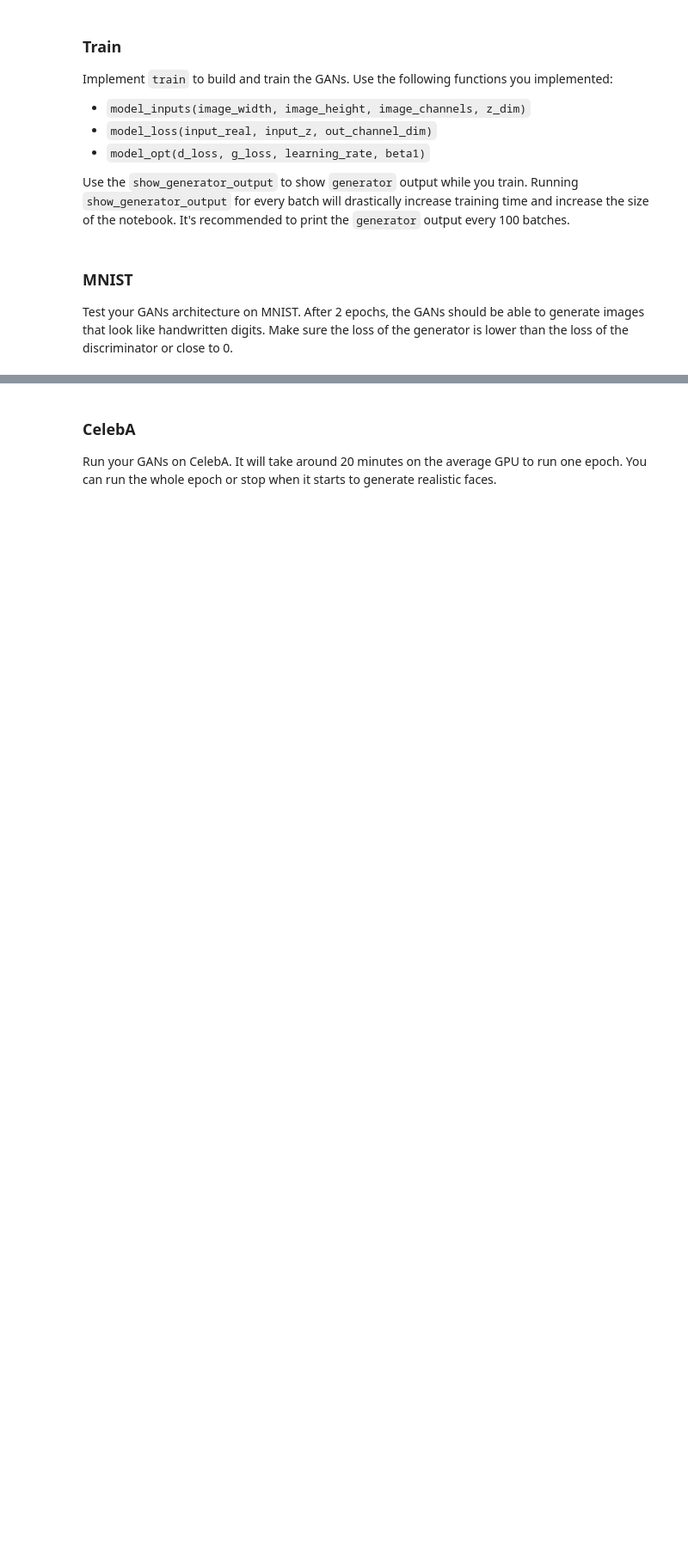
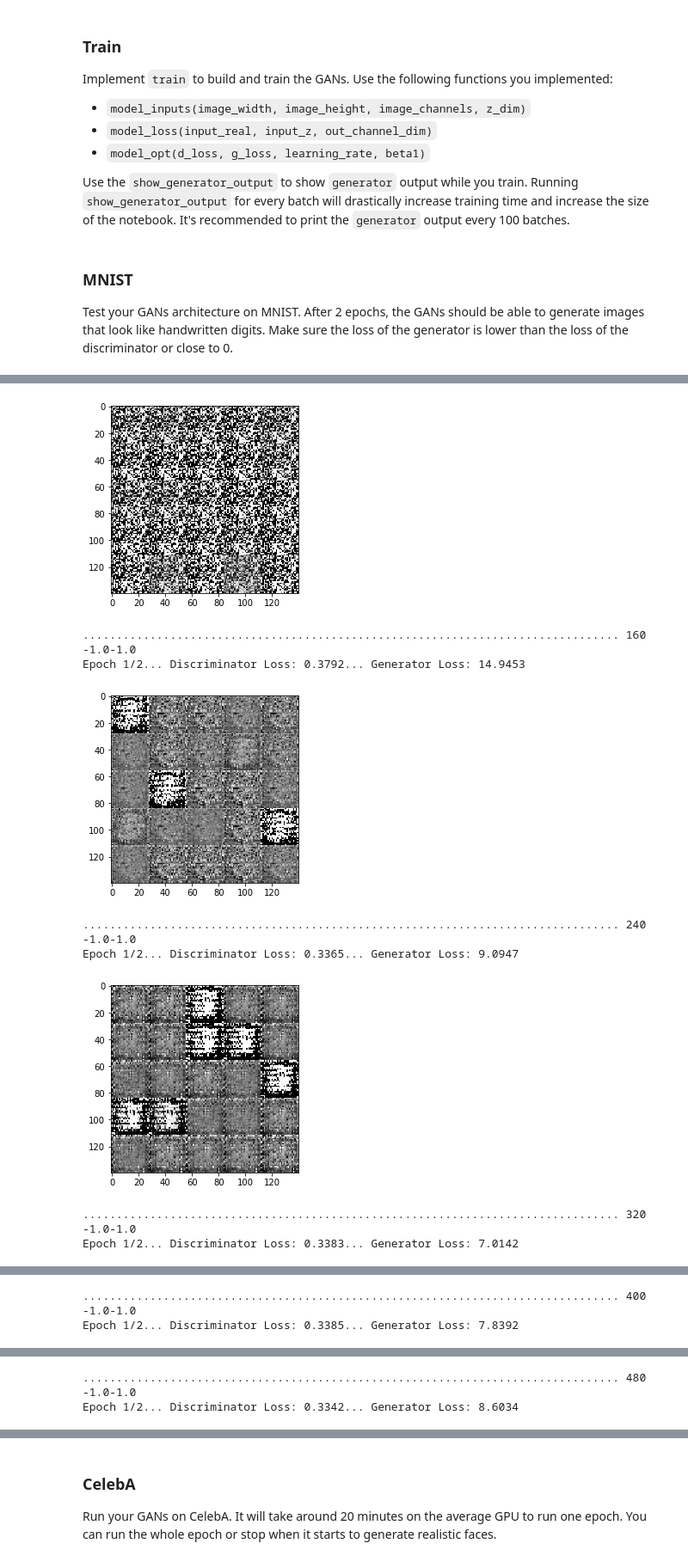
Before and after one commit to k1fukumoto/deep-learning, a Jupyter notebook: face_generation/dlnd_face_generation.ipynb, the cells around one changed output, grey strips where cells are left out. Shown at 86% size. Saved outputs shown, nothing was run; the diff lists cells and outputs as text; code cells hidden in the pictures; blank space fills up the shorter version.

```diff
--- a/face_generation/dlnd_face_generation.ipynb
+++ b/face_generation/dlnd_face_generation.ipynb
@@ -192,31 +194,33 @@ def generator(z, out_channel_dim, is_train=True):
     :return: The tensor output of the generator
     """
     # TODO: Implement Function
-    alpha = 0.01
+    alpha = 0.2
+    keep_prob = 0.99
 
     with tf.variable_scope('generator',reuse=not is_train):
         x1 = tf.layers.dense(z, 4*4*512,activation=None)
-        x1 = tf.layers.dropout(x1, 0.8, training = True)
         x1 = tf.reshape(x1, (-1, 4, 4, 512))
         x1 = tf.layers.batch_normalization(x1, training=is_train)
+#        x1 = tf.layers.dropout(x1, keep_prob, training = is_train)
         x1 = tf.maximum(alpha * x1, x1)
-#        print("x1 {}".format(x1.shape))
+#       4 x 4 x 512
 
         x2 = tf.layers.conv2d_transpose(x1, 256, 5, strides=2, padding='same')
-        x2 = tf.layers.dropout(x2, 0.8, training = True)
         x2 = tf.layers.batch_normalization(x2, training=is_train)
+#        x2 = tf.layers.dropout(x2, keep_prob, training = is_train)
         x2 = tf.maximum(alpha * x2, x2)
-#        print("x2 {}".format(x2.shape))
+#       8 x 8 x 256
 
         x3 = tf.layers.conv2d_transpose(x2, 128, 5, strides=2, padding='same')
-        x3 = tf.layers.dropout(x3, 0.8, training = True)
         x3 = tf.layers.batch_normalization(x3, training=is_train)
+#        x3 = tf.layers.dropout(x3, keep_prob, training = is_train)
         x3 = tf.maximum(alpha * x3, x3)
-#        print("x3 {}".format(x3.shape))
+#        16 x 16 x 128
 
         logits = tf.reshape(x3,(-1,16*16*128))
         logits = tf.layers.dense(logits, 28*28*out_channel_dim,activation=None)
-        logits = tf.layers.dropout(logits, 0.8, training = True)
+#        logits = tf.layers.batch_normalization(logits, training=is_train)
+#        logits = tf.layers.dropout(logits, keep_prob, training = is_train)
         logits = tf.reshape(logits,(-1,28,28,out_channel_dim))
         out = tf.tanh(logits)
 #        print("out {}-{}".format(out.shape,out_channel_dim))
@@ -365,41 +367,42 @@ def train(epoch_count, batch_size, z_dim, lr, beta1, get_batches, data_shape, da
     with tf.Session() as sess:
         sess.run(tf.global_variables_initializer())
         for epoch_i in range(epoch_count):
-            batch_trained = 0
+            step = 0
             for batch_images in get_batches(batch_size):
                 batch_images = 2*batch_images
+                print(".",end='')
+                step += 1
+                if step % 80 == 0:
+                    print(" {}".format(step))
 
                 # TODO: Train Model
                 batch_z = np.random.uniform(-1, 1, size=(batch_size, z_dim))
 
-                sess.run(g_train_opt, feed_dict={input_z: batch_z, input_real: batch_images, learning_rate:lr})
                 sess.run(d_train_opt, feed_dict={input_real: batch_images, input_z: batch_z, learning_rate:lr})
-                print(".",end='')
-                if batch_trained % 80 == 0:
-                    print('> {}'.format(batch_trained))
+                sess.run(g_train_opt, feed_dict={input_real: batch_images, input_z: batch_z, learning_rate:lr})
 
+                if step % 80 == 0:
+                    print("{}-{}".format(batch_images.min(),batch_images.max()))
                     train_loss_d = sess.run(d_loss, {input_z: batch_z, input_real: batch_images})
                     train_loss_g = g_loss.eval({input_z: batch_z})
 
                     print("Epoch {}/{}...".format(epoch_i+1, epochs),
                           "Discriminator Loss: {:.4f}...".format(train_loss_d),
                           "Generator Loss: {:.4f}".format(train_loss_g))
-#                    show_generator_output(sess, 25, input_z, data_shape[3], data_image_mode)
-
-                batch_trained += 1
+                    show_generator_output(sess, 25, input_z, data_shape[3], data_image_mode)
 # %% [markdown]
 ### MNIST
 Test your GANs architecture on MNIST.  After 2 epochs, the GANs should be able to generate images that look like handwritten digits.  Make sure the loss of the generator is lower than the loss of the discriminator or close to 0.
 # %%
-batch_size = 128
+batch_size = 32
 z_dim = 100
 learning_rate = 0.0002
-beta1 = 0.5
+beta1 = 0.2
 
 """
 DON'T MODIFY ANYTHING IN THIS CELL THAT IS BELOW THIS LINE
 """
-epochs = 10
+epochs = 2
 
 mnist_dataset = helper.Dataset('mnist', glob(os.path.join(data_dir, 'mnist/*.jpg')))
 with tf.Graph().as_default():
@@ -425,0 +415,12 @@ Epoch 6/10... Discriminator Loss: 1.3359... Generator Loss: 0.9553
+[figure, added]
+................................................................................ 160
+-1.0-1.0
+Epoch 1/2... Discriminator Loss: 0.3792... Generator Loss: 14.9453
+[figure, added]
+................................................................................ 240
+-1.0-1.0
+Epoch 1/2... Discriminator Loss: 0.3365... Generator Loss: 9.0947
+[figure, added]
+................................................................................ 320
+-1.0-1.0
+Epoch 1/2... Discriminator Loss: 0.3383... Generator Loss: 7.0142
@@ -425,0 +428,3 @@ Epoch 6/10... Discriminator Loss: 1.3359... Generator Loss: 0.9553
+................................................................................ 400
+-1.0-1.0
+Epoch 1/2... Discriminator Loss: 0.3385... Generator Loss: 7.8392
@@ -425,0 +432,3 @@ Epoch 6/10... Discriminator Loss: 1.3359... Generator Loss: 0.9553
+................................................................................ 480
+-1.0-1.0
+Epoch 1/2... Discriminator Loss: 0.3342... Generator Loss: 8.6034
```
Also changed, not shown: parts of 4 cells of this notebook.
